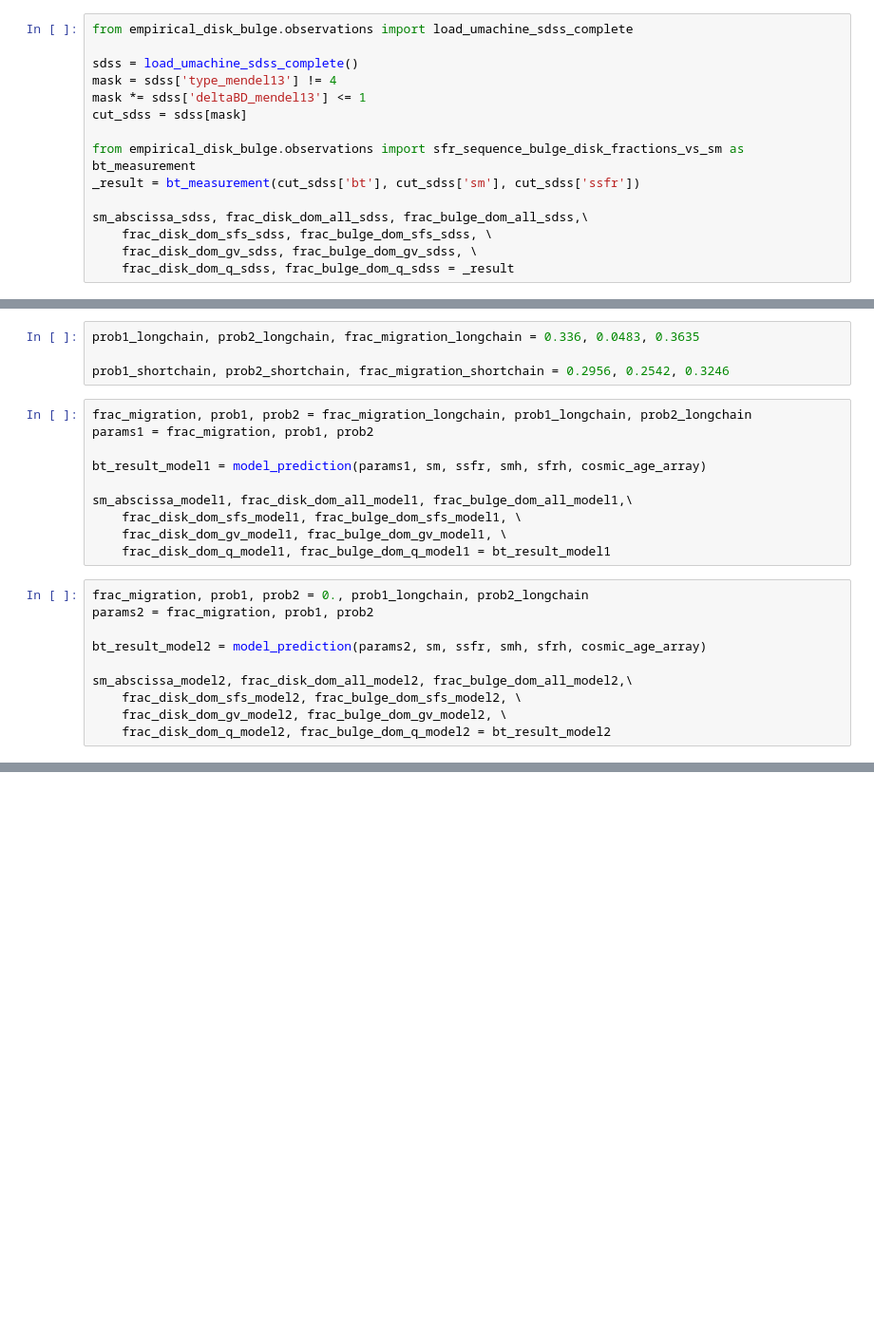
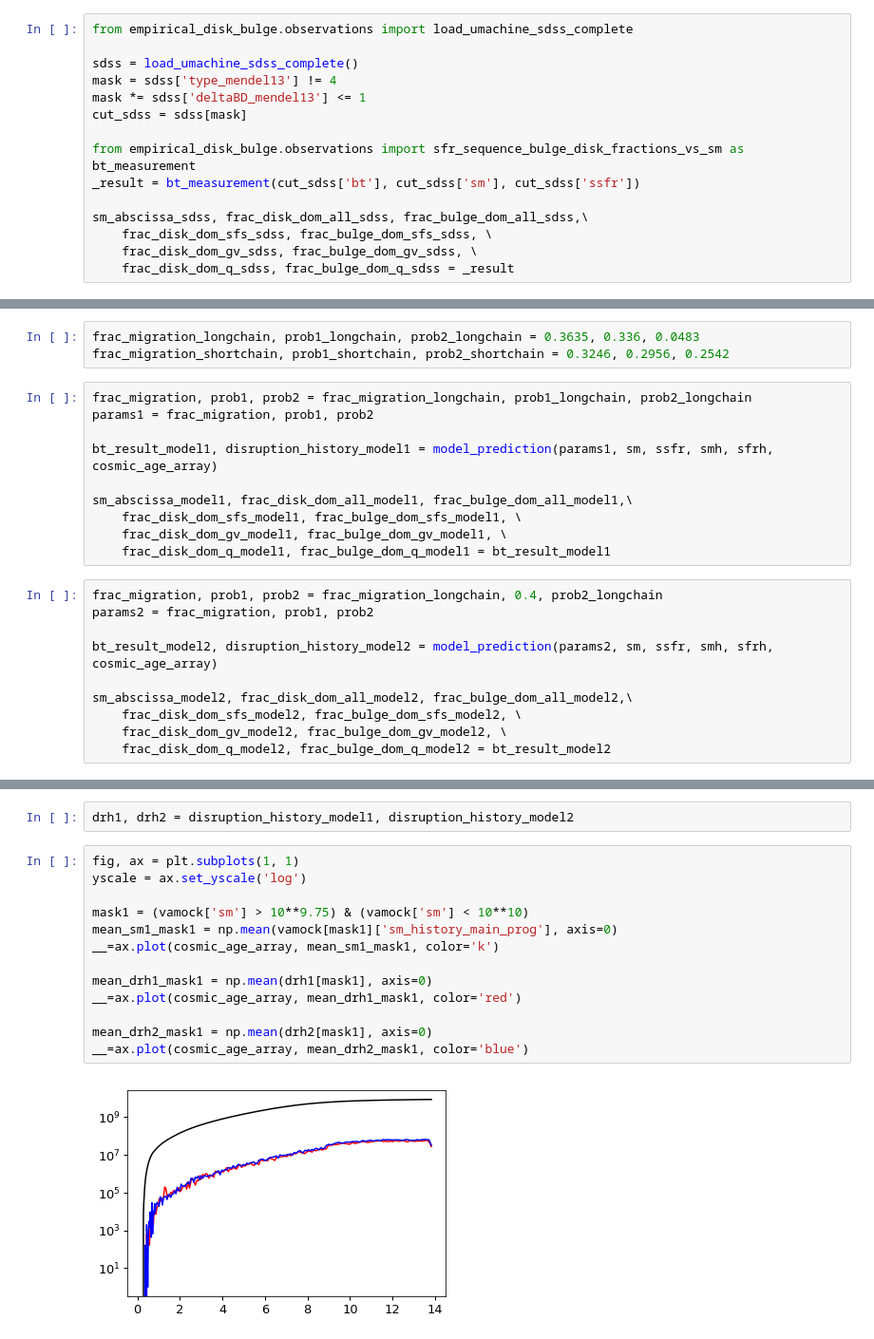
Before and after one commit to aphearin/empirical_disk_bulge, a Jupyter notebook: notebooks/disruption_experiments.ipynb, the cells around one changed output, grey strips where cells are left out. Shown: that part at 95% size. Cells and saved outputs as stored; diff of their text form; blank space fills up the shorter version.

```diff
--- a/notebooks/disruption_experiments.ipynb
+++ b/notebooks/disruption_experiments.ipynb
@@ -42,22 +43,21 @@ Total runtime = 8.61 seconds
 # %%
-prob1_longchain, prob2_longchain, frac_migration_longchain = 0.336, 0.0483, 0.3635
-
-prob1_shortchain, prob2_shortchain, frac_migration_shortchain = 0.2956, 0.2542, 0.3246
+frac_migration_longchain, prob1_longchain, prob2_longchain = 0.3635, 0.336, 0.0483
+frac_migration_shortchain, prob1_shortchain, prob2_shortchain = 0.3246, 0.2956, 0.2542
 # %%
 frac_migration, prob1, prob2 = frac_migration_longchain, prob1_longchain, prob2_longchain
 params1 = frac_migration, prob1, prob2
 
-bt_result_model1 = model_prediction(params1, sm, ssfr, smh, sfrh, cosmic_age_array)
+bt_result_model1, disruption_history_model1 = model_prediction(params1, sm, ssfr, smh, sfrh, cosmic_age_array)
 
 sm_abscissa_model1, frac_disk_dom_all_model1, frac_bulge_dom_all_model1,\
     frac_disk_dom_sfs_model1, frac_bulge_dom_sfs_model1, \
     frac_disk_dom_gv_model1, frac_bulge_dom_gv_model1, \
     frac_disk_dom_q_model1, frac_bulge_dom_q_model1 = bt_result_model1
 # %%
-frac_migration, prob1, prob2 = 0., prob1_longchain, prob2_longchain
+frac_migration, prob1, prob2 = frac_migration_longchain, 0.4, prob2_longchain
 params2 = frac_migration, prob1, prob2
 
-bt_result_model2 = model_prediction(params2, sm, ssfr, smh, sfrh, cosmic_age_array)
+bt_result_model2, disruption_history_model2 = model_prediction(params2, sm, ssfr, smh, sfrh, cosmic_age_array)
 
 sm_abscissa_model2, frac_disk_dom_all_model2, frac_bulge_dom_all_model2,\
     frac_disk_dom_sfs_model2, frac_bulge_dom_sfs_model2, \
@@ -145,0 +148,17 @@ title2 = ax2.set_title(r'model: sSFR-dependent disk disruption')
+# %%
+drh1, drh2 = disruption_history_model1, disruption_history_model2
+# %%
+fig, ax = plt.subplots(1, 1)
+yscale = ax.set_yscale('log')
+
+mask1 = (vamock['sm'] > 10**9.75) & (vamock['sm'] < 10**10)
+mean_sm1_mask1 = np.mean(vamock[mask1]['sm_history_main_prog'], axis=0)
+__=ax.plot(cosmic_age_array, mean_sm1_mask1, color='k')
+
+mean_drh1_mask1 = np.mean(drh1[mask1], axis=0)
+__=ax.plot(cosmic_age_array, mean_drh1_mask1, color='red')
+
+mean_drh2_mask1 = np.mean(drh2[mask1], axis=0)
+__=ax.plot(cosmic_age_array, mean_drh2_mask1, color='blue')
+# %% [output]
+[figure, added]
```
Also changed, not shown: parts of 7 cells of this notebook, 2 other files.
